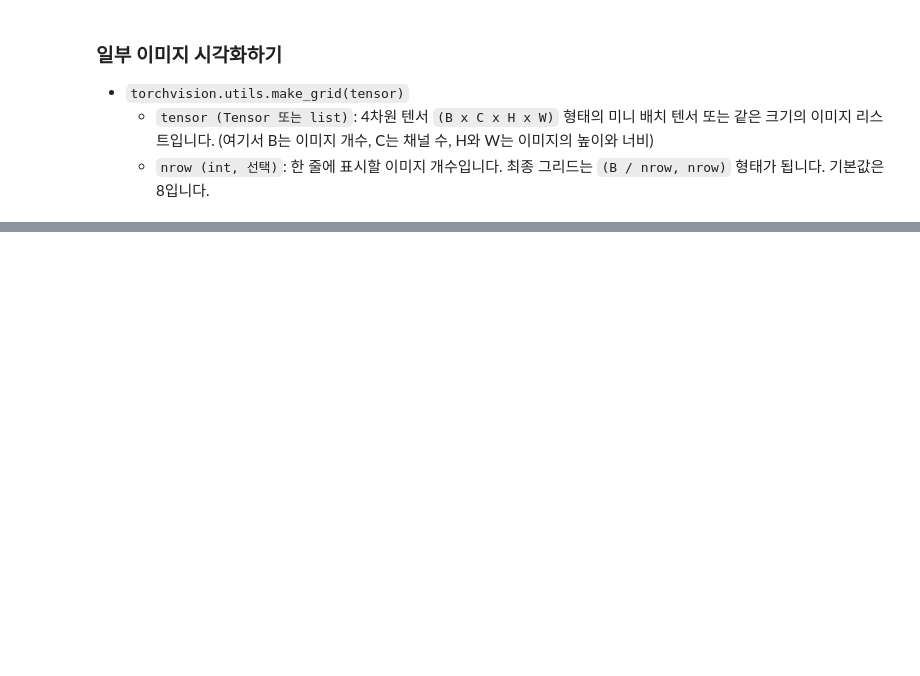
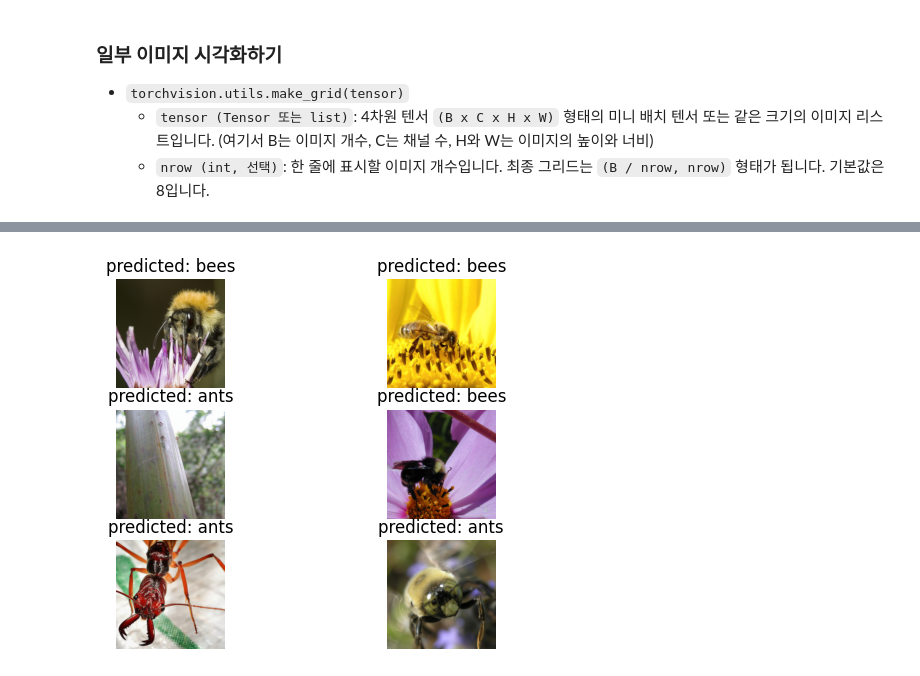
Before and after one commit to ironmanciti/Pytorch_DL_Lecture, a Jupyter notebook: 270_transfer_learning_tutorial.ipynb, the cells around one changed output, grey strips where cells are left out. Saved outputs shown, nothing was run; the diff lists cells and outputs as text; code cells hidden in the pictures; blank space fills up the shorter version.

```diff
--- a/270_transfer_learning_tutorial.ipynb
+++ b/270_transfer_learning_tutorial.ipynb
@@ -487,0 +376,28 @@ imshow(out, 'incorrect')  # 'incorrect'라는 제목으로 정답을 틀린 이
+# %%
+# 사전 학습된 ResNet-18 모델 로드 (ImageNet 가중치 사용)
+model_conv = torchvision.models.resnet18(weights='IMAGENET1K_V1')
+
+# 모든 파라미터의 requires_grad 값을 False로 설정하여 고정시킴
+# → 기존 가중치는 학습되지 않음 (feature extractor로만 사용)
+for param in model_conv.parameters():
+    param.requires_grad = False
+
+# 새로 정의할 fully-connected 레이어(fc)의 입력 특징 수 추출
+num_ftrs = model_conv.fc.in_features
+
+# 출력층(fc)을 이진 분류용으로 교체 (출력 클래스 수 = 2)
+# 새로 생성한 fc 레이어의 파라미터는 기본적으로 requires_grad=True → 학습 가능
+model_conv.fc = nn.Linear(num_ftrs, 2)
+
+model_conv = model_conv.to(device)
+
+# 손실 함수 설정
+criterion = nn.CrossEntropyLoss()
+
+# 옵티마이저 설정:
+# 이전과 달리 model_conv 전체가 아닌 fc 레이어의 파라미터만 최적화 대상
+# 즉, 출력층만 학습되고 나머지 레이어는 고정됨
+optimizer_conv = optim.SGD(model_conv.fc.parameters(), lr=0.001, momentum=0.9)
+
+# 학습률 스케줄러 설정: 7 에폭마다 학습률을 0.1배씩 감소
+exp_lr_scheduler = lr_scheduler.StepLR(optimizer_conv, step_size=7, gamma=0.1)
@@ -487,0 +406,3 @@ imshow(out, 'incorrect')  # 'incorrect'라는 제목으로 정답을 틀린 이
+# %%
+model_conv = train_model(model_conv, criterion, optimizer_conv,
+                         exp_lr_scheduler, num_epochs=25)
@@ -487,0 +427,11 @@ imshow(out, 'incorrect')  # 'incorrect'라는 제목으로 정답을 틀린 이
+# %%
+# 학습된 모델(model_conv)을 이용해 검증 데이터셋에서 예측 결과를 시각화
+visualize_model(model_conv)
+
+# 인터랙티브 모드를 끄고 명시적으로 plt.show() 호출할 때까지 기다리도록 설정
+plt.ioff()
+
+# 누적된 그래프/이미지 시각화를 화면에 출력
+plt.show()
+# %% [output]
+[figure, added]
```
Also changed, not shown: parts of 44 cells of this notebook, 20 other files.
